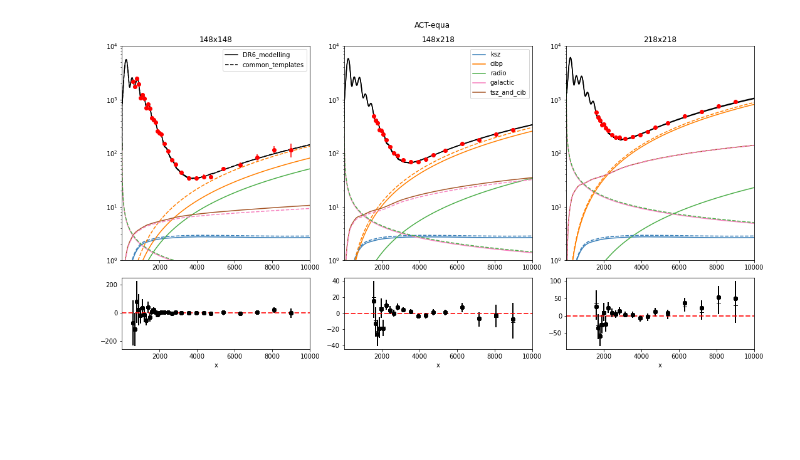
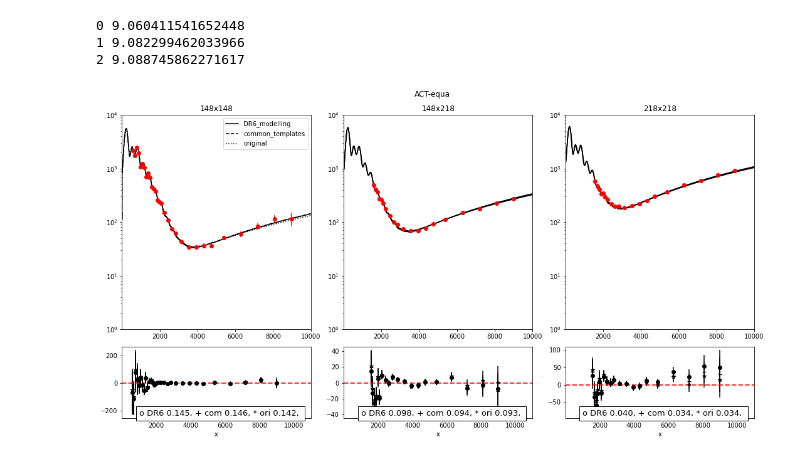
Before and after one commit to beringueb/DR6_fgmodels, a Jupyter notebook: notebooks/Residuals.ipynb, the cells around one changed output. Saved outputs shown, nothing was run; the diff lists cells and outputs as text; code cells hidden in the pictures; blank space fills up the shorter version.

```diff
--- a/notebooks/Residuals.ipynb
+++ b/notebooks/Residuals.ipynb
@@ -194,56 +215,73 @@ axs[0, 0].errorbar(ells_acte[0], dls_acte[0], yerr=err_acte[0], fmt='o', c='r')
 axs[0, 1].errorbar(ells_acte[1], dls_acte[1], yerr=err_acte[1], fmt='o', c='r')
 axs[0, 2].errorbar(ells_acte[2], dls_acte[2], yerr=err_acte[2], fmt='o', c='r')
 
-directory_list = ["DR6_modelling/MBAC_reichardt_plik", "common_templates/MBAC_reichardt_plik"]
-chain_list = ["MBAC_reichardt_plik_fixedcosmo", "MBAC_reichardt_plik_fixedcosmo"]
+directory_list = ["DR6_modelling/MBAC_reichardt_plik", "common_templates/MBAC_reichardt_plik", "original/MBAC_reichardt_plik"]
+chain_list = ["MBAC_reichardt_plik_fixedcosmo", "MBAC_reichardt_plik_fixedcosmo", "MBAC_reichardt_plik_fixedcosmo"]
+
+
+txt_0 = ''
+txt_1 = ''
+txt_2 = ''
 
 for i_model in range(len(directory_list)):
     label = directory_list[i_model].split('/')[0]
-    ell, DlsObs,cmp,cmp_list,leff, DlsObs_window = get_dls_obs_highL(directory_list[i_model], chain_list[i_model])
+    ell, DlsObs,cmp,cmp_list,leff, DlsObs_window, chi_2, chi_tot = get_dls_obs_highL(directory_list[i_model], chain_list[i_model])
+    print(i_model, chi_tot)
     axs[0, 0].plot(ell, DlsObs["tt", "acte_148", "acte_148"], ls=linestyle[i_model], c='k', label=label)
     axs[0, 1].plot(ell, DlsObs["tt", "acte_148", "acte_220"], c='k')
     axs[0, 2].plot(ell, DlsObs["tt", "acte_220", "acte_220"], c='k')
-
-    for j_c, c in enumerate(cmp_list['acte', 'tt']):
-        axs[0, 0].plot(ell, cmp["tt", "acte_148", "acte_148", c], ls=linestyle[i_model], c=col[j_c])
-        if i_model==0:
-            axs[0, 1].plot(ell, cmp["tt", "acte_148", "acte_220", c], ls=linestyle[i_model], c=col[j_c], label=c)
-        else:
-            axs[0, 1].plot(ell, cmp["tt", "acte_148", "acte_220", c], ls=linestyle[i_model], c=col[j_c])
-        axs[0, 2].plot(ell, cmp["tt", "acte_220", "acte_220", c], ls=linestyle[i_model], c=col[j_c])
+    txt_0 += fmt_list[i_model] + ' ' + label[:3] + " {:.3f}".format(chi_2["tt", "acte_148", "acte_148"]) + ', '
+    txt_1 += fmt_list[i_model] + ' ' + label[:3] + " {:.3f}".format(chi_2["tt", "acte_148", "acte_220"]) + ', '
+    txt_2 += fmt_list[i_model] + ' ' + label[:3] + " {:.3f}".format(chi_2["tt", "acte_220", "acte_220"]) + ', '
 
 
-        axs[1, 0].errorbar(ells_acte[0], dls_acte[0] - DlsObs_window["tt", "acte_148", "acte_148"], yerr=err_acte[0], fmt=fmt_list[i_model], c='k')
-        axs[1, 1].errorbar(ells_acte[1], dls_acte[1] - DlsObs_window["tt", "acte_148", "acte_220"], yerr=err_acte[1], fmt=fmt_list[i_model], c='k')
-        axs[1, 2].errorbar(ells_acte[2], dls_acte[2] - DlsObs_window["tt", "acte_220", "acte_220"], yerr=err_acte[2], fmt=fmt_list[i_model], c='k')
+#     for j_c, c in enumerate(cmp_list['acte', 'tt']):
+#         axs[0, 0].plot(ell, cmp["tt", "acte_148", "acte_148", c], ls=linestyle[i_model], c=col[j_c])
+#         if i_model==0:
+#             axs[0, 1].plot(ell, cmp["tt", "acte_148", "acte_220", c], ls=linestyle[i_model], c=col[j_c], label=c)
+#         else:
+#             axs[0, 1].plot(ell, cmp["tt", "acte_148", "acte_220", c], ls=linestyle[i_model], c=col[j_c])
+#         axs[0, 2].plot(ell, cmp["tt", "acte_220", "acte_220", c], ls=linestyle[i_model], c=col[j_c])
 
+
+    axs[1, 0].errorbar(ells_acte[0], dls_acte[0] - DlsObs_window["tt", "acte_148", "acte_148"], yerr=err_acte[0], fmt=fmt_list[i_model], c='k')
+    axs[1, 1].errorbar(ells_acte[1], dls_acte[1] - DlsObs_window["tt", "acte_148", "acte_220"], yerr=err_acte[1], fmt=fmt_list[i_model], c='k')
+    axs[1, 2].errorbar(ells_acte[2], dls_acte[2] - DlsObs_window["tt", "acte_220", "acte_220"], yerr=err_acte[2], fmt=fmt_list[i_model], c='k')
+
+axs[1, 0].text(0.95, 0.01, txt_0 ,verticalalignment='bottom',horizontalalignment='right',
+               transform=axs[1,0].transAxes,bbox={'facecolor':'white', 'pad': 5}, fontsize=13)
+axs[1, 1].text(0.95, 0.01, txt_1 ,verticalalignment='bottom',horizontalalignment='right',
+               transform=axs[1,1].transAxes,bbox={'facecolor':'white', 'pad': 5}, fontsize=13)
+axs[1, 2].text(0.95, 0.01, txt_2 ,verticalalignment='bottom',horizontalalignment='right',
+               transform=axs[1,2].transAxes,bbox={'facecolor':'white', 'pad': 5}, fontsize=13)
 
 # Add titles and labels
 axs[0,0].legend()
-axs[0,1].legend()
+# axs[0,1].legend()
 for i in range(3):
-#     axs[0, i].set_title(f'Data {i+1}')
-#     axs[1, i].set_title(f'Residuals {i+1}')
     axs[1, i].set_xlabel('x')
     axs[0, i].set_yscale('log')
-    axs[1, i].plot([0,10000],[0,0], lw=2, ls = 'dashed', c='r', alpha=.8)
+    axs[1, i].plot([0,11000],[0,0], lw=2, ls = 'dashed', c='r', alpha=.8)
     axs[0, i].set_ylim(1, 1e4)
     axs[0, i].set_xlim(2, 1e4)
 #     axs[0, i].set_ylim(-, 1e4)
-    axs[1, i].set_xlim(2, 1e4)
+    axs[1, i].set_xlim(2, 11000)
     axs[0,i].set_title(f"{freqs_act[i]}")
 
 
 plt.suptitle("ACT-equa")
 # Adjust layout
 plt.tight_layout()
 
 # Show the plot
 plt.savefig(os.path.join("/Users/benjaminberingue/Documents/Research/ACT/project/0223_mflike-highL/DR6_fgmodels/figures",
             "residuals_acte.png"))
 plt.show()
 # %% [output]
+0 9.060411541652448
+1 9.082299462033966
+2 9.088745862271617
-[figure, old version]
+[figure, new version]
 # %%
 ###ACT - South
 
```
Also changed, not shown: parts of 4 cells of this notebook, 9 other files.
